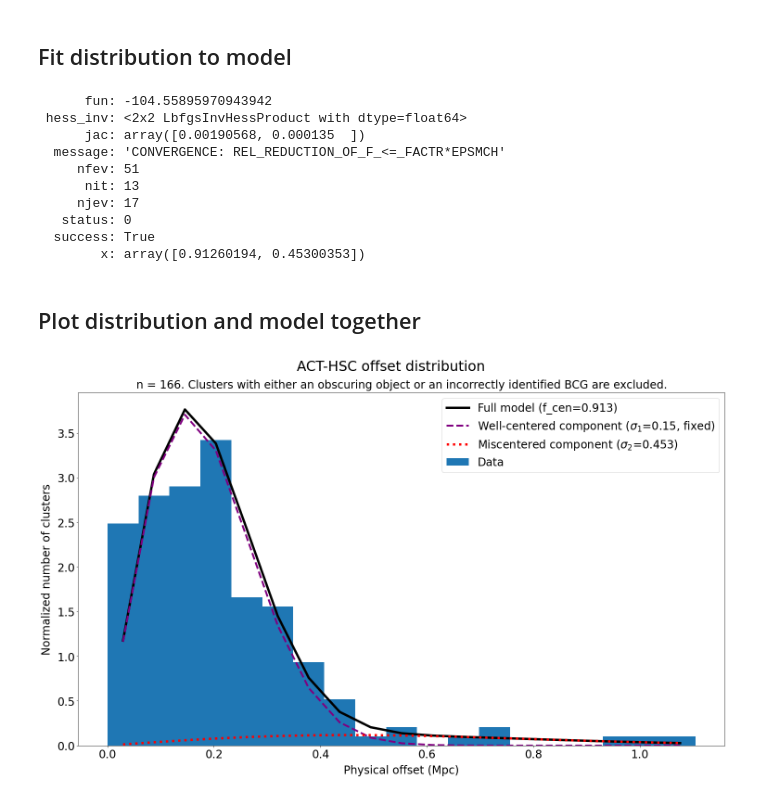
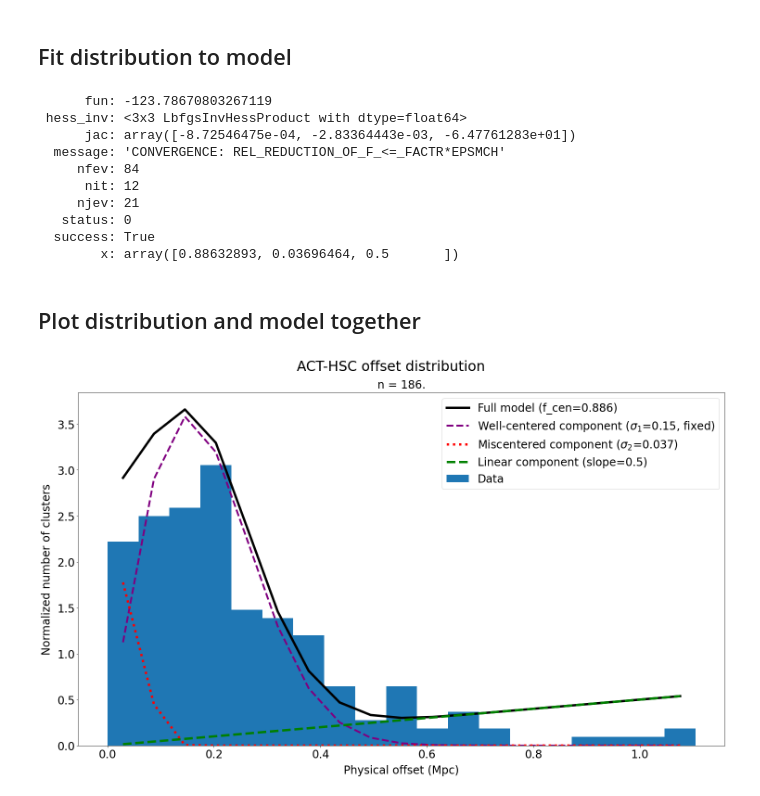
Before and after one commit to Jupiter1994/hsc-miscentering, a Jupyter notebook: HSC_ACT_Offset_Distribution.ipynb, the cells around one changed output. Drawn from its saved outputs; the diff is of its cells as text; code cells hidden in the pictures.

Commit message:
added linear comp to model (doesn't behave well)

```diff
--- a/HSC_ACT_Offset_Distribution.ipynb
+++ b/HSC_ACT_Offset_Distribution.ipynb
@@ -27,7 +27,11 @@ reasons_for_exclusion = {'Star', 'Artifact', 'Obscuring galaxy', 'Chose wrong CG
 exclude_from_distro = [(cause in reasons_for_exclusion) for cause in cause_of_misc]
 exclude_from_distro = np.array(exclude_from_distro)
 # %%
-physical_offsets = cm_catalog['Offset (Mpc)'][~exclude_from_distro]
+exclude_clusters = False
+if exclude_clusters:
+    physical_offsets = cm_catalog['Offset (Mpc)'][~exclude_from_distro]
+else:
+    physical_offsets = cm_catalog['Offset (Mpc)']
 # %% [markdown]
 ## Create offsets model
 # %%
@@ -152,11 +216,11 @@ if use_fixed_sig1:
     fixed_sig1 = 0.15
     sig1_best = fixed_sig1
 
-    initial_guess = (0.75, 0.17)
-    best_guess = minimize(fun=objective_fn_fixed_sig1, x0=initial_guess, \
+    initial_guess = (0.75, 0.17, 0.1)
+    best_guess = minimize(fun=objective_fn_fixed_sig1_3comp, x0=initial_guess, \
                     args=(physical_offsets, fixed_sig1), method='L-BFGS-B', \
-                          bounds=((0., 1), (0.01, 1.)))
-    f_best, sig2_best = best_guess.x
+                          bounds=((0., 1), (0.01, 1.), (0., 0.5)))
+    f_best, sig2_best, slope_best = best_guess.x
 else:
     initial_guess = (0.75, 0.15, 0.35)
     best_guess = minimize(fun=objective_fn, x0=initial_guess, args=(physical_offsets), \
@@ -165,16 +229,16 @@ else:
 
 print(best_guess)
 # %% [output]
-      fun: -104.55895970943942
- hess_inv: <2x2 LbfgsInvHessProduct with dtype=float64>
-      jac: array([0.00190568, 0.000135  ])
+      fun: -123.78670803267119
+ hess_inv: <3x3 LbfgsInvHessProduct with dtype=float64>
+      jac: array([-8.72546475e-04, -2.83364443e-03, -6.47761283e+01])
   message: 'CONVERGENCE: REL_REDUCTION_OF_F_<=_FACTR*EPSMCH'
-     nfev: 51
-      nit: 13
-     njev: 17
+     nfev: 84
+      nit: 12
+     njev: 21
    status: 0
   success: True
-        x: array([0.91260194, 0.45300353])
+        x: array([0.88632893, 0.03696464, 0.5       ])
 # %% [markdown]
 ## Plot distribution and model together
 # %%
@@ -189,7 +253,8 @@ plot_title = f"ACT-HSC offset distribution"
 plt.suptitle(plot_title, fontsize=30, y=0.95)
 
 plot_subtitle = f'n = {len(physical_offsets)}.'
-plot_subtitle += ' Clusters with either an obscuring object or an incorrectly identified BCG are excluded.'
+if exclude_clusters:
+    plot_subtitle += ' Clusters with either an obscuring object or an incorrectly identified BCG are excluded.'
 plt.title(plot_subtitle, fontsize=24, pad=10)
 
 ## Data sample
@@ -200,32 +265,38 @@ hist = plt.hist(physical_offsets, bins=bins, \
                 label=f"Data", density=True)
 plt.xlabel("Physical offset (Mpc)", labelpad=10)
 plt.ylabel("Normalized number of clusters", labelpad=10)
 
 ## Model
 x_axis = (hist[1][:-1] + hist[1][1:]) / 2 # midpoints of histogram bins
 # plot full model
 norm_factor_full = 1 / \
         integrate.quad(offset_model, 0, max_offset, args=(f_best, sig1_best, sig2_best))[0]
 
 # plot the full model
-plt.plot(x_axis, norm_factor_full*offset_model(x_axis, f_best, sig1_best, sig2_best), \
+model = norm_factor_full*offset_model_fixed_sig1_3comp(x_axis, f_best, sig2_best,\
+                                                        slope_best, fixed_sig1)
+plt.plot(x_axis, model, \
     label=f"Full model (f_cen={np.round(f_best,3)})", color='black', linewidth=5)
 
 # plot the model's two components separately
 if use_fixed_sig1:
     plt.plot(x_axis, norm_factor_full*f_best*prob_dens_well_centered(x_axis, sig1_best),
          label=f"Well-centered component ($\sigma_1$={np.round(sig1_best,3)}, fixed)", \
          color='purple', linestyle='--', linewidth=4)
 else:
     plt.plot(x_axis, norm_factor_full*f_best*prob_dens_well_centered(x_axis, sig1_best),
          label=f"Well-centered component ($\sigma_1$={np.round(sig1_best,3)})", \
          color='purple', linestyle='--', linewidth=4)
 plt.plot(x_axis, norm_factor_full*(1-f_best)*prob_dens_mis_centered(x_axis, sig2_best),
          label=f"Miscentered component ($\sigma_2$={np.round(sig2_best,3)})", \
          color='red', linestyle=':', linewidth=5)
 
+plt.plot(x_axis, prob_dens_linear(x_axis, slope_best),
+         label=f"Linear component (slope={np.round(slope_best,3)})", \
+         color='green', linestyle='--', linewidth=5)
+
 plt.legend()
 #plt.savefig("Figures/Modeling_Offset_Distro/Rayleigh_model/HSC_crossmatch.png", bbox_inches='tight')
 plt.show()
 # %% [output]
-[figure, old version]
+[figure, new version]
```
Also changed, not shown: parts of 1 cell of this notebook.
